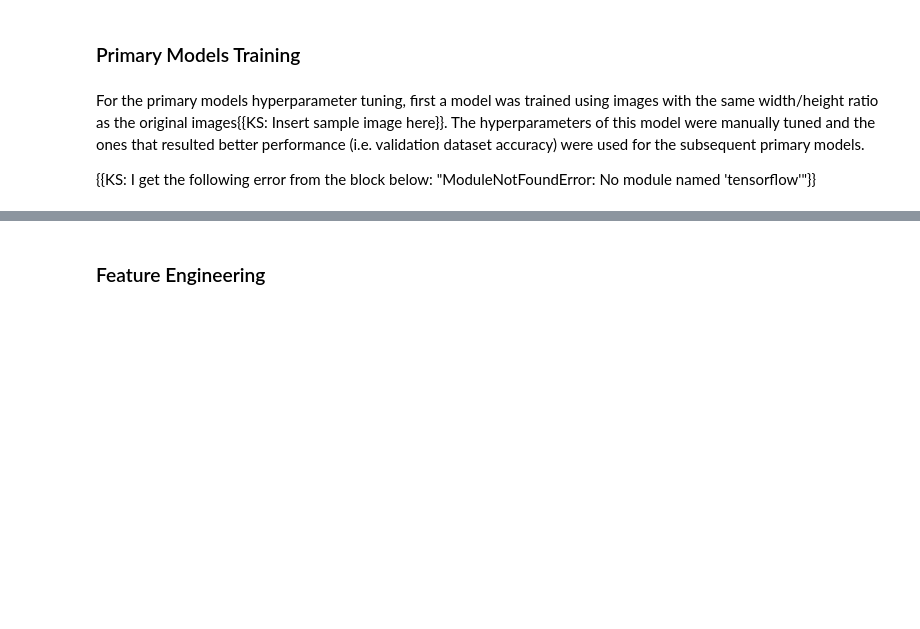
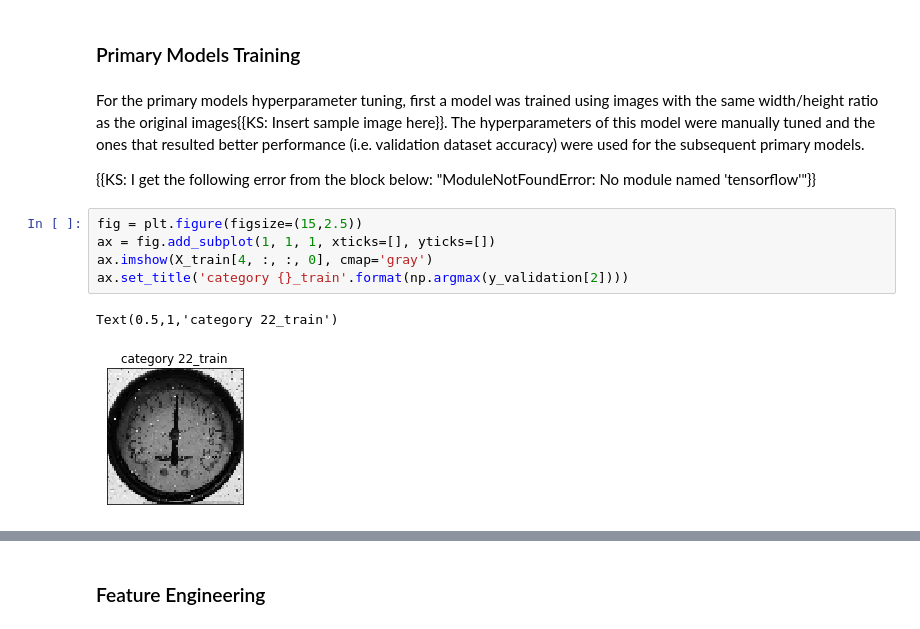
Before and after one commit to oci-labs/DeepGauge-ML-Demo, a Jupyter notebook: CustomEstimator/gaugeReader.ipynb, the cells around one changed output, grey strips where cells are left out. Saved outputs shown, nothing was run; the diff lists cells and outputs as text; blank space fills up the shorter version.

```diff
--- a/CustomEstimator/gaugeReader.ipynb
+++ b/CustomEstimator/gaugeReader.ipynb
@@ -107,6 +122,14 @@ For training the primary models, the cross-entropy function and Adam algorithm {
 For the primary models hyperparameter tuning, first a model was trained using images with the same width/height ratio as the original images{{KS: Insert sample image here}}. The hyperparameters of this model were manually tuned and the ones that resulted better performance (i.e. validation dataset accuracy) were used for the subsequent primary models.
 
 {{KS: I get the following error from the block below: "ModuleNotFoundError: No module named 'tensorflow'"}}
+# %%
+fig = plt.figure(figsize=(15,2.5))
+ax = fig.add_subplot(1, 1, 1, xticks=[], yticks=[])
+ax.imshow(X_train[4, :, :, 0], cmap='gray')
+ax.set_title('category {}_train'.format(np.argmax(y_validation[2])))
+# %% [output]
+Text(0.5,1,'category 22_train')
+[figure, added]
 # %%
 from modules.primary_models_modules.train_modules import OptimizeAndLog
 
```
Also changed, not shown: parts of 17 cells of this notebook, 5 other files.
